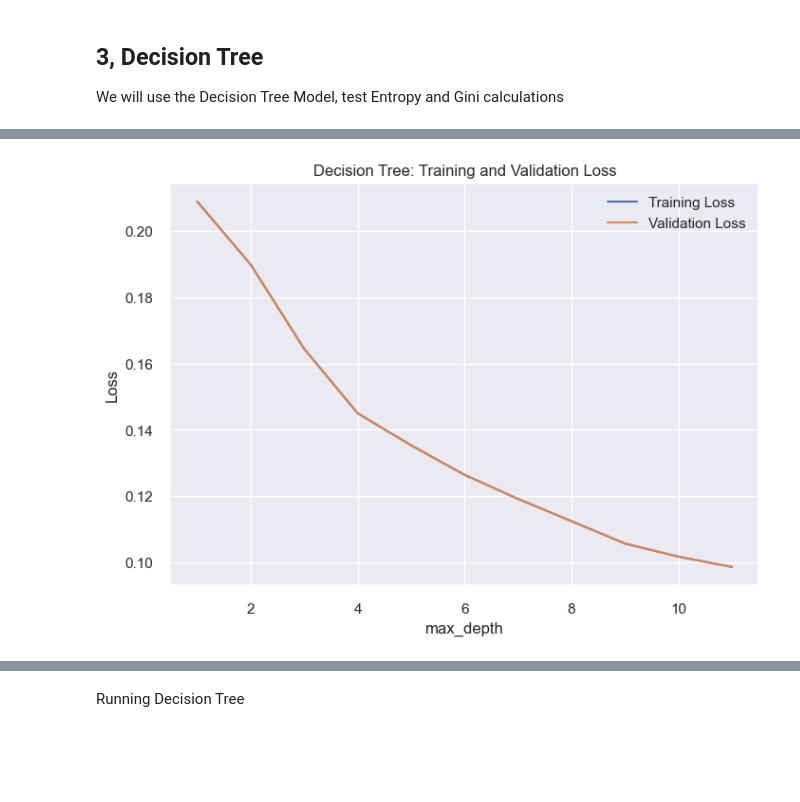
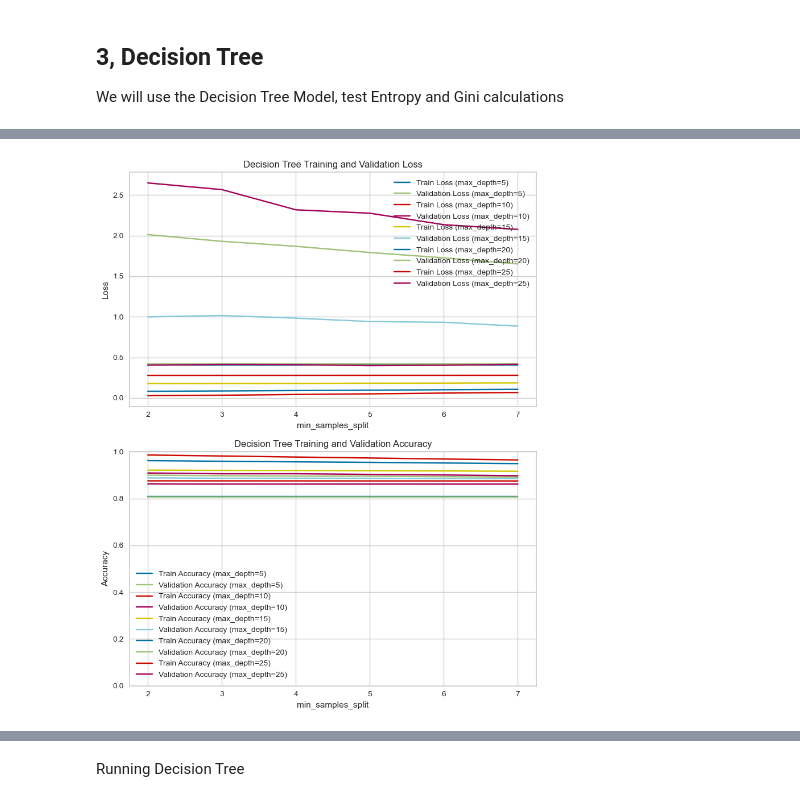
Before and after one commit to nthang2/Reserver-prediction, a Jupyter notebook: Hotel_Reservation.ipynb, the cells around one changed output, grey strips where cells are left out. Saved outputs shown, nothing was run; the diff lists cells and outputs as text; code cells hidden in the pictures; blank space fills up the shorter version.

Commit message:
continue trainning

```diff
--- a/Hotel_Reservation.ipynb
+++ b/Hotel_Reservation.ipynb
@@ -495,5 +590,5 @@ grid.best_params_, grid.best_score_
 # %%
-knn = KNeighborsClassifier(n_neighbors = 1, metric = 'minkowski', p = 2)
+knn = KNeighborsClassifier(n_neighbors = 3, metric = 'minkowski', p = 2)
 knn.fit(X_train, y_train)
 previsoes = knn.predict(X_test)
 # %%
@@ -578,7 +625,2 @@ plt.show()
 # %% [markdown]
 ## 2, Naive Bayes - Gaussian Model
-# %%
-from sklearn.naive_bayes import GaussianNB
-naive_bayes = GaussianNB()
-naive_bayes.fit(X_train, y_train)
-previsoes = naive_bayes.predict(X_test)
@@ -584,0 +697,8 @@ previsoes = naive_bayes.predict(X_test)
+# %%
+from sklearn.naive_bayes import GaussianNB
+naive_bayes = GaussianNB(priors=[0.01,0.99], var_smoothing=1e-6)
+naive_bayes.fit(X_train, y_train)
+previsoes = naive_bayes.predict(X_test)
+y_pred_train=naive_bayes.predict(X_train)
+print(accuracy_score(y_train, y_pred_train))
+print(accuracy_score(previsoes,y_test))
@@ -649,34 +747,68 @@ plt.show()
 # %%
-from sklearn.tree import DecisionTreeRegressor
-from sklearn.model_selection import cross_val_score
-import numpy as np
 import matplotlib.pyplot as plt
+from sklearn.tree import DecisionTreeClassifier
+from sklearn.metrics import log_loss, accuracy_score
 
-# Assuming you have X_train and y_train data
+min_split = np.array([2, 3, 4, 5, 6, 7])
+max_nvl = np.array([5, 10, 15, 20, 25])
+alg = ['gini']
+values_grid = {'min_samples_split': min_split, 'max_depth': max_nvl, 'criterion': alg}
 
-# Create a Decision Tree model
-model = DecisionTreeRegressor()
-
-# Perform k-fold cross-validation
-k_folds = 5
 train_loss = []
 valid_loss = []
-depths = range(1, 12)  # Range of max_depth values to try
+train_acc = []
+valid_acc = []
 
-for depth in depths:
-    model.set_params(max_depth=depth)
-    train_scores = -cross_val_score(model, X_train, y_train, cv=k_folds, scoring='neg_mean_squared_error')
-    valid_scores = -cross_val_score(model, X_train, y_train, cv=k_folds, scoring='neg_mean_squared_error')
-    train_loss.append(np.mean(train_scores))
-    valid_loss.append(np.mean(valid_scores))
+# Train the model with different hyperparameter combinations
+for max_depth in max_nvl:
+    for min_samples_split in min_split:
+        for criterion in alg:
+            model = DecisionTreeClassifier(min_samples_split=min_samples_split, max_depth=max_depth, criterion=criterion)
+
+            model.fit(X_train, y_train)
+
+            # Calculate and record the loss values
+            train_pred = model.predict_proba(X_train)
+            train_loss.append(log_loss(y_train, train_pred))
+            valid_pred = model.predict_proba(X_test)
+            valid_loss.append(log_loss(y_test, valid_pred))
+
+            # Calculate and record the accuracy values
+            train_pred_labels = model.predict(X_train)
+            train_acc.append(accuracy_score(y_train, train_pred_labels))
+            valid_pred_labels = model.predict(X_test)
+            valid_acc.append(accuracy_score(y_test, valid_pred_labels))
+
+# Reshape the loss and accuracy arrays to match the shape of the parameter grid
+train_loss = np.array(train_loss).reshape(len(max_nvl), len(min_split), len(alg))
+valid_loss = np.array(valid_loss).reshape(len(max_nvl), len(min_split), len(alg))
+train_acc = np.array(train_acc).reshape(len(max_nvl), len(min_split), len(alg))
+valid_acc = np.array(valid_acc).reshape(len(max_nvl), len(min_split), len(alg))
 
 # Plot the training and validation loss
-plt.plot(depths, train_loss, label='Training Loss')
-plt.plot(depths, valid_loss, label='Validation Loss')
-plt.xlabel('max_depth')
-plt.ylabel('Loss')
-plt.title('Decision Tree: Training and Validation Loss')
-plt.legend()
+fig, ax = plt.subplots(2, 1, figsize=(8, 10))
+
+for i, max_depth in enumerate(max_nvl):
+    ax[0].plot(min_split, train_loss[i, :, 0], label=f'Train Loss (max_depth={max_depth})')
+    ax[0].plot(min_split, valid_loss[i, :, 0], label=f'Validation Loss (max_depth={max_depth})')
+
+ax[0].set_xlabel('min_samples_split')
+ax[0].set_ylabel('Loss')
+ax[0].set_title('Decision Tree Training and Validation Loss')
+ax[0].legend()
+
+# Plot the training and validation accuracy
+for i, max_depth in enumerate(max_nvl):
+    ax[1].plot(min_split, train_acc[i, :, 0], label=f'Train Accuracy (max_depth={max_depth})')
+    ax[1].plot(min_split, valid_acc[i, :, 0], label=f'Validation Accuracy (max_depth={max_depth})')
+
+ax[1].set_xlabel('min_samples_split')
+ax[1].set_ylabel('Accuracy')
+ax[1].set_title('Decision Tree Training and Validation Accuracy')
+ax[1].set_ylim([0, 1])
+ax[1].legend()
+
+plt.tight_layout()
 plt.show()
 # %% [output]
-[figure, old version]
+[figure, new version]
```
Also changed, not shown: parts of 41 cells of this notebook.
